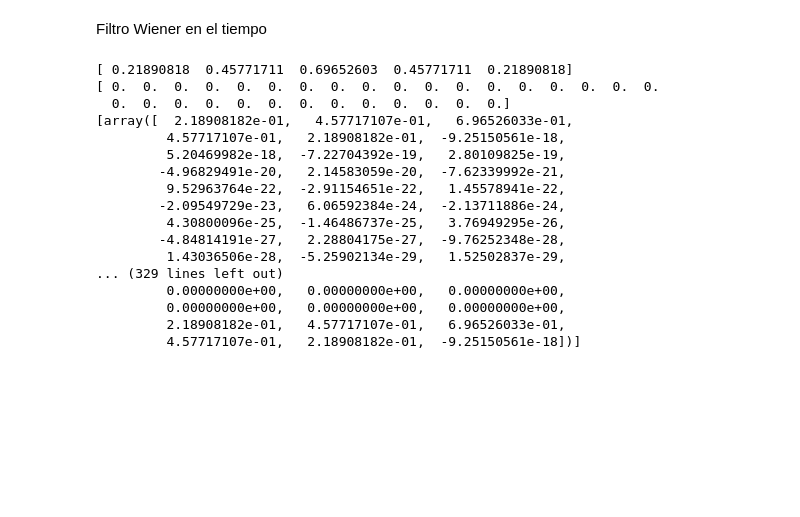
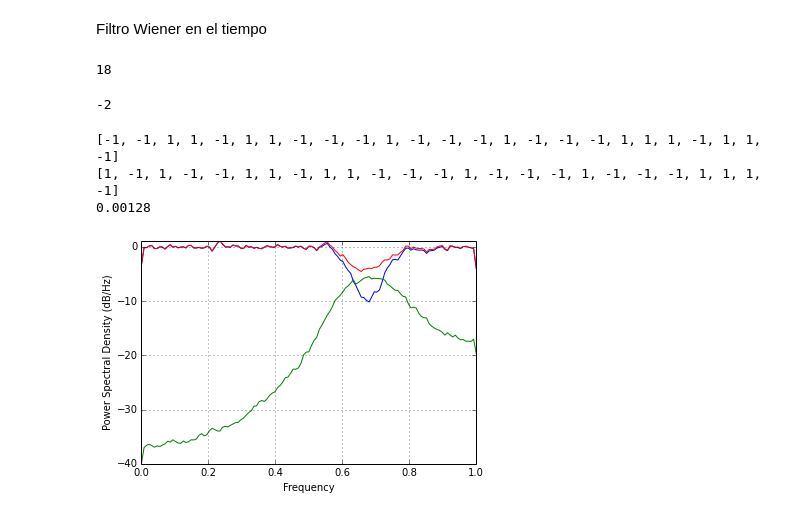
Before and after one commit to ataddei/CursoProcesosEstocasticos, a Jupyter notebook: Practico 3.ipynb, the cells around one changed output. Drawn from its saved outputs; the diff is of its cells as text; code cells hidden in the pictures; blank space fills up the shorter version.

```diff
--- a/Practico 3.ipynb
+++ b/Practico 3.ipynb
@@ -128,29 +138,50 @@ Filtro Wiener en el tiempo
 # %%
 from scipy.ndimage.interpolation import shift
 def hlms (hc,sigma,Nw):
-    print np.array(hc).T
-    print np.zeros((1,Nw-1))[0]
+
     hh=np.concatenate([np.array(hc).T,np.zeros((1,Nw-1))[0]])
     #hh=np.concatenate(np.array(hc),np.zeros((1,Nw-1)))
+    H=hh
+    for k in xrange(Nw-1):
+        H=np.vstack((H,shift(hh,k+1,cval=0)))
+    C=np.eye(Nw)*(sigma**2)
+    k = (Nw+len(hc))/2
+    uk= np.zeros((len(H[1]),1))
+    print (k)
+    uk[k]=1
+    D=np.matrix(H)*np.matrix(H).T+np.matrix(C)
+    return np.linalg.inv(D)*(np.matrix(H)*np.matrix(uk))
 
-    H=[shift(hh,k,cval=0) for k in xrange(Nw-1)]
-    print H
-hlms(hc,noise_sigma,Nw)
+f=hlms(hc,noise_sigma,Nw)
+f=list(*np.array(f.flatten()))
 # %% [output]
-[ 0.21890818  0.45771711  0.69652603  0.45771711  0.21890818]
-[ 0.  0.  0.  0.  0.  0.  0.  0.  0.  0.  0.  0.  0.  0.  0.  0.  0.  0.
-  0.  0.  0.  0.  0.  0.  0.  0.  0.  0.  0.  0.  0.]
-[array([  2.18908182e-01,   4.57717107e-01,   6.96526033e-01,
-         4.57717107e-01,   2.18908182e-01,  -9.25150561e-18,
-         5.20469982e-18,  -7.22704392e-19,   2.80109825e-19,
-        -4.96829491e-20,   2.14583059e-20,  -7.62339992e-21,
-         9.52963764e-22,  -2.91154651e-22,   1.45578941e-22,
-        -2.09549729e-23,   6.06592384e-24,  -2.13711886e-24,
-         4.30800096e-25,  -1.46486737e-25,   3.76949295e-26,
-        -4.84814191e-27,   2.28804175e-27,  -9.76252348e-28,
-         1.43036506e-28,  -5.25902134e-29,   1.52502837e-29,
-... (329 lines left out)
-         0.00000000e+00,   0.00000000e+00,   0.00000000e+00,
-         0.00000000e+00,   0.00000000e+00,   0.00000000e+00,
-         2.18908182e-01,   4.57717107e-01,   6.96526033e-01,
-         4.57717107e-01,   2.18908182e-01,  -9.25150561e-18])]
+18
+# %%
+rx_symbs_eq3 = np.convolve(list(*rx_symb),list(f),'same')
+dx_symbs_eq3 = np.convolve(list(dx_symbs),list(f),'same')
+noise_eq3 = np.convolve (list(*noise), list(f), 'same')
+# %%
+rx_symbs_eq3_det = [int (x) for x in np.sign(rx_symbs_eq3)]
+delay = [abs(i) for i in list(np.convolve(rx_symbs_eq3_det,r_tx))]
+offset = N- delay.index(max(delay))
+print offset
+# %% [output]
+-2
+# %%
+print tx_symb[100:125]
+print rx_symbs_eq3_det[100:125]
+errors = [int(tx_symb[i]!=rx_symbs_eq3_det[i+3])for i in xrange(N-100)]
+ber=sum(errors)*1./N
+print ber
+# %% [output]
+[-1, -1, 1, 1, -1, 1, 1, -1, -1, -1, 1, -1, -1, -1, 1, -1, -1, -1, 1, 1, 1, -1, 1, 1, -1]
+[1, -1, 1, -1, -1, 1, 1, -1, 1, 1, -1, -1, -1, 1, -1, -1, -1, 1, -1, -1, -1, 1, 1, 1, -1]
+0.00128
+# %%
+pl.hold(True)
+pl.psd(dx_symbs_eq3)
+pl.psd(noise_eq3)
+pl.psd(rx_symbs_eq3)
+pl.show()
+# %% [output]
+[figure, added]
```
Also changed, not shown: parts of 8 cells of this notebook, 1 other file.
